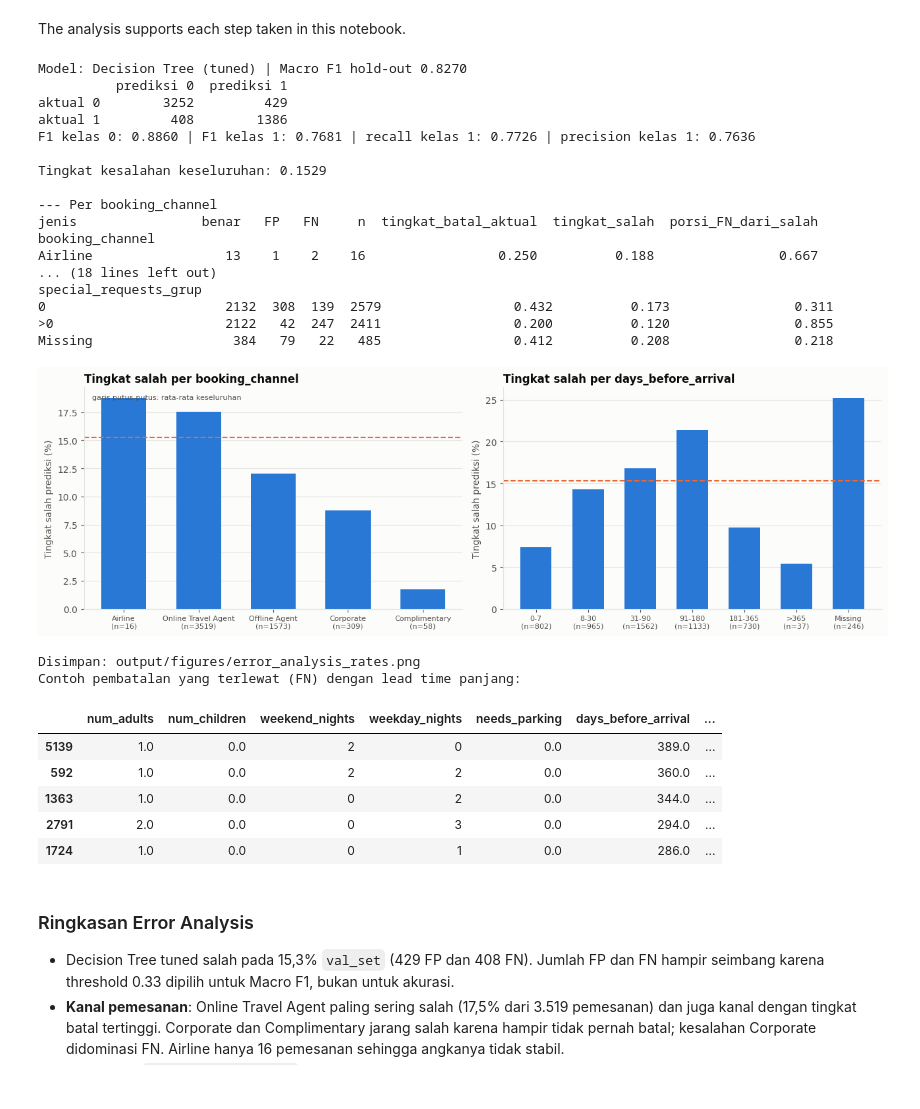
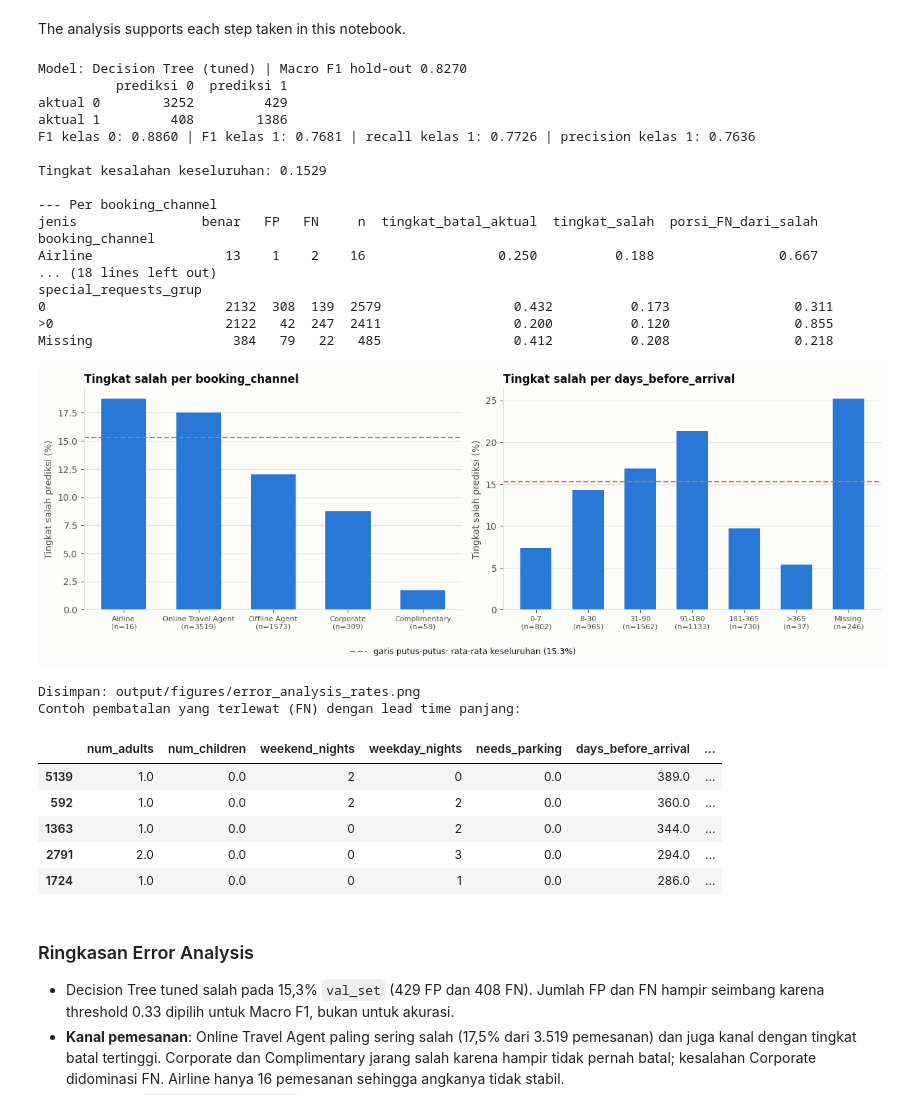
Before and after one commit to fahdmz/IF3170_G18_Tandborste, a Jupyter notebook: main.ipynb, the cells around one changed output. Cells and saved outputs as stored; diff of their text form; code cells hidden in the pictures.

```diff
--- a/main.ipynb
+++ b/main.ipynb
@@ -347,6 +347,8 @@ for ax, col in zip(axes.ravel(), NUMERICAL_COLS):
     ax.hist(X_raw[col].dropna(), bins=30, color=BLUE, edgecolor=SURFACE, linewidth=0.5)
     ax.set_title(col, fontsize=10)
     ax.grid(axis="x", visible=False)
+    if col == "arrival_year":
+        ax.set_xticks(np.unique(X_raw[col].dropna()).astype(int))  # hanya tahun bulat, tanpa 2023.2 dst.
 for ax in axes.ravel()[len(NUMERICAL_COLS):]:
     ax.set_visible(False)
 fig.suptitle("Histogram fitur numerik (train, nilai terisi)", x=0.01, ha="left", fontweight="bold", fontsize=13)
@@ -500,7 +502,12 @@ Disimpan: output/figures/eda_cancel_rate_by_category.png
 discrete = ["arrival_month", "arrival_year", "special_requests", "is_returning_guest"]
 fig, axes = plt.subplots(2, 2, figsize=(14, 8))
 for ax, col in zip(axes.ravel(), discrete):
-    plot_rates(ax, rate_table(col, numeric=True), f"Tingkat batal per {col}")
+    table = rate_table(col, numeric=True)
+    plot_rates(ax, table, f"Tingkat batal per {col}")
+    if col == "arrival_month":
+        # 12 bulan terlalu rapat untuk label dua baris; label dibuat satu baris dan diputar.
+        ax.set_xticks(np.arange(len(table)), [f"{k} (n={n})" for k, n in zip(table.index, table["n"])],
+                      fontsize=7, rotation=45, ha="right", rotation_mode="anchor")
 fig.tight_layout()
 save_fig(fig, "eda_cancel_rate_by_discrete_features")
 # %% [output]
@@ -2420,38 +2430,38 @@ fig, axes = plt.subplots(1, 2, figsize=(13, 4.2))
 for ax, table, title in [(axes[0], channel_errors, "booking_channel"), (axes[1], lead_errors, "days_before_arrival")]:
     pos = np.arange(len(table))
     ax.bar(pos, table["tingkat_salah"] * 100, width=0.6, color=BLUE)
-    ax.axhline(overall_error * 100, color=ORANGE, linewidth=1.5, linestyle="--")
+    mean_line = ax.axhline(overall_error * 100, color=ORANGE, linewidth=1.5, linestyle="--")
     ax.set_xticks(pos, [f"{k}\n(n={n})" for k, n in zip(table.index, table["n"])], fontsize=8)
     ax.set_ylabel("Tingkat salah prediksi (%)")
     ax.set_title(f"Tingkat salah per {title}")
     ax.grid(axis="x", visible=False)
-axes[0].annotate("garis putus-putus: rata-rata keseluruhan", (0.02, 0.97), xycoords="axes fraction",
-                 fontsize=8, color=MUTED, va="top")
 fig.tight_layout()
+fig.legend([mean_line], [f"garis putus-putus: rata-rata keseluruhan ({overall_error:.1%})"],
+           loc="upper center", bbox_to_anchor=(0.5, 0.0), fontsize=9)
 save_fig(fig, "error_analysis_rates")
 
 print("Contoh pembatalan yang terlewat (FN) dengan lead time panjang:")
 errors.loc[(errors["jenis"] == "FN"), NUMERICAL_COLS[:6] + ["nightly_rate_idr", "special_requests"] + CATEGORICAL_COLS] \
     .sort_values("days_before_arrival", ascending=False).head(5)
 # %% [output]
 Model: Decision Tree (tuned) | Macro F1 hold-out 0.8270
           prediksi 0  prediksi 1
 aktual 0        3252         429
 aktual 1         408        1386
 F1 kelas 0: 0.8860 | F1 kelas 1: 0.7681 | recall kelas 1: 0.7726 | precision kelas 1: 0.7636
 
 Tingkat kesalahan keseluruhan: 0.1529
 
 --- Per booking_channel
 jenis                benar   FP   FN     n  tingkat_batal_aktual  tingkat_salah  porsi_FN_dari_salah
 booking_channel
 Airline                 13    1    2    16                 0.250          0.188                0.667
 ... (18 lines left out)
 special_requests_grup
 0                       2132  308  139  2579                 0.432          0.173                0.311
 >0                      2122   42  247  2411                 0.200          0.120                0.855
 Missing                  384   79   22   485                 0.412          0.208                0.218
-[figure, old version]
+[figure, new version]
 Disimpan: output/figures/error_analysis_rates.png
 Contoh pembatalan yang terlewat (FN) dengan lead time panjang:
 |  | num_adults | num_children | weekend_nights | weekday_nights | needs_parking | days_before_arrival | ... |
```
Also changed, not shown: parts of 7 cells of this notebook, 5 other files.
